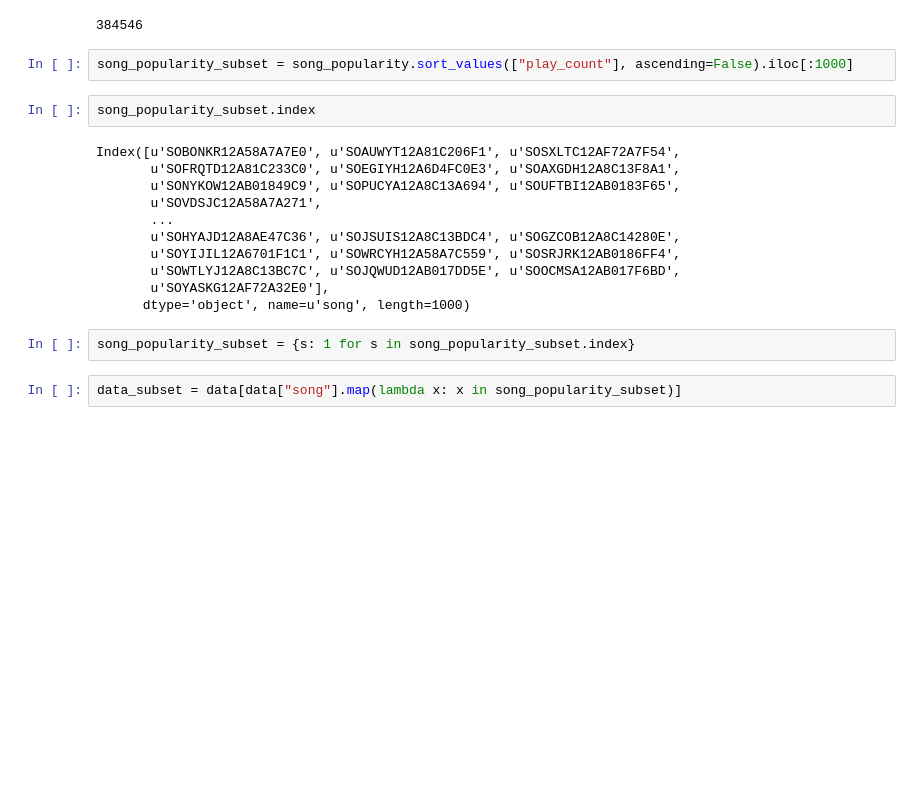
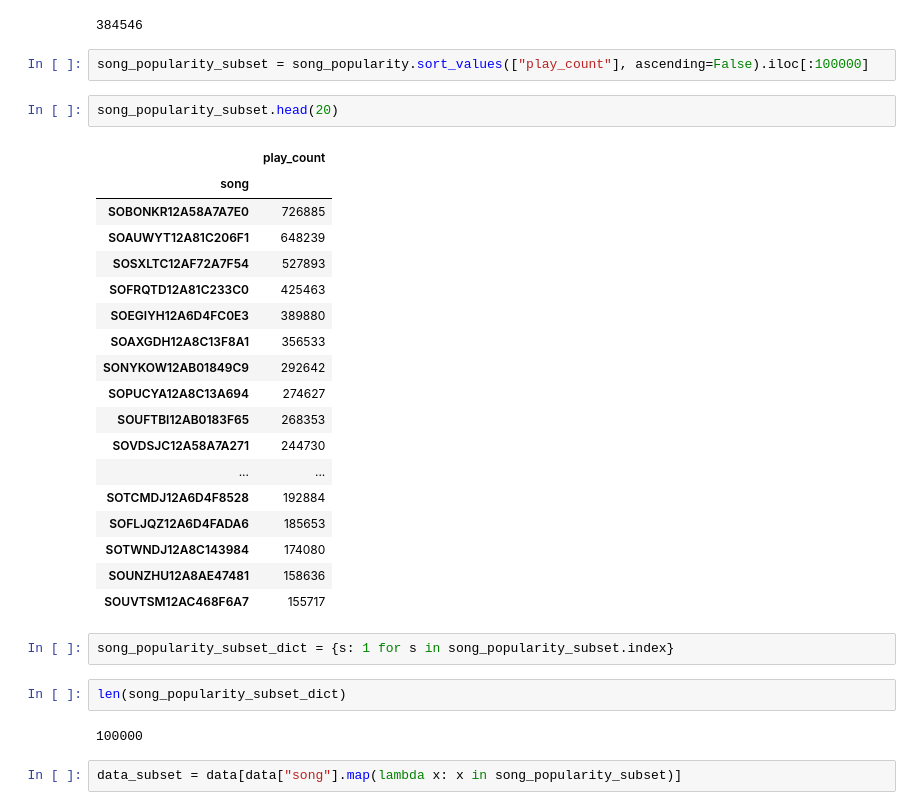
Before and after one commit to daniellengyel/music-cs182, a Jupyter notebook: CollaborativeFiltering.ipynb, the cells around one changed output. Cells and saved outputs as stored; diff of their text form; blank space fills up the shorter version.

```diff
--- a/CollaborativeFiltering.ipynb
+++ b/CollaborativeFiltering.ipynb
@@ -123,22 +130,34 @@ song_popularity.size
 # %% [output]
 384546
 # %%
-song_popularity_subset = song_popularity.sort_values(["play_count"], ascending=False).iloc[:1000]
+song_popularity_subset = song_popularity.sort_values(["play_count"], ascending=False).iloc[:100000]
-# %%
-song_popularity_subset.index
-# %% [output]
-Index([u'SOBONKR12A58A7A7E0', u'SOAUWYT12A81C206F1', u'SOSXLTC12AF72A7F54',
-       u'SOFRQTD12A81C233C0', u'SOEGIYH12A6D4FC0E3', u'SOAXGDH12A8C13F8A1',
-       u'SONYKOW12AB01849C9', u'SOPUCYA12A8C13A694', u'SOUFTBI12AB0183F65',
-       u'SOVDSJC12A58A7A271',
-       ...
-       u'SOHYAJD12A8AE47C36', u'SOJSUIS12A8C13BDC4', u'SOGZCOB12A8C14280E',
-       u'SOYIJIL12A6701F1C1', u'SOWRCYH12A58A7C559', u'SOSRJRK12AB0186FF4',
-       u'SOWTLYJ12A8C13BC7C', u'SOJQWUD12AB017DD5E', u'SOOCMSA12AB017F6BD',
-       u'SOYASKG12AF72A32E0'],
-      dtype='object', name=u'song', length=1000)
+# %%
+song_popularity_subset.head(20)
+# %% [output]
+|  | play_count |
+| song |  |
+| SOBONKR12A58A7A7E0 | 726885 |
+| SOAUWYT12A81C206F1 | 648239 |
+| SOSXLTC12AF72A7F54 | 527893 |
+| SOFRQTD12A81C233C0 | 425463 |
+| SOEGIYH12A6D4FC0E3 | 389880 |
+| SOAXGDH12A8C13F8A1 | 356533 |
+| SONYKOW12AB01849C9 | 292642 |
+| SOPUCYA12A8C13A694 | 274627 |
+| SOUFTBI12AB0183F65 | 268353 |
+| SOVDSJC12A58A7A271 | 244730 |
+| ... | ... |
+| SOTCMDJ12A6D4F8528 | 192884 |
+| SOFLJQZ12A6D4FADA6 | 185653 |
+| SOTWNDJ12A8C143984 | 174080 |
+| SOUNZHU12A8AE47481 | 158636 |
+| SOUVTSM12AC468F6A7 | 155717 |
 # %%
-song_popularity_subset = {s: 1 for s in song_popularity_subset.index}
+song_popularity_subset_dict = {s: 1 for s in song_popularity_subset.index}
+# %%
+len(song_popularity_subset_dict)
+# %% [output]
+100000
 # %%
 data_subset = data[data["song"].map(lambda x: x in song_popularity_subset)]
 # %%
```
Also changed, not shown: parts of 10 cells of this notebook, 5 other files.
